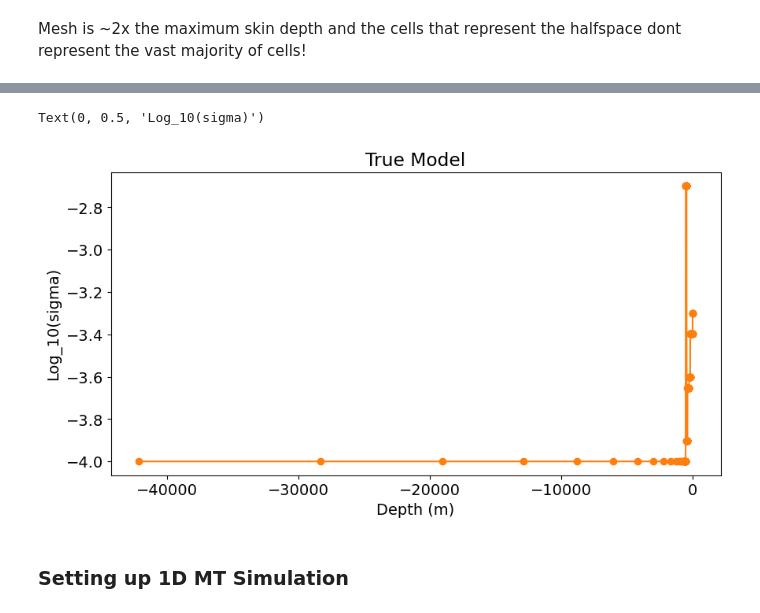
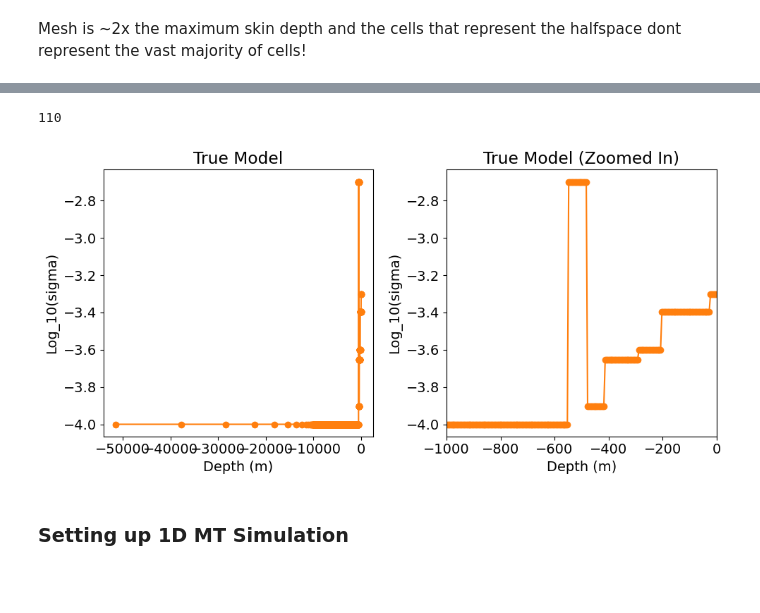
Before and after one commit to e-hdz130504/EOSC454-Inversion-Project-2026, a Jupyter notebook: 1D_AMT_ForwardModel.ipynb, the cells around one changed output, grey strips where cells are left out. Saved outputs shown, nothing was run; the diff lists cells and outputs as text; code cells hidden in the pictures; blank space fills up the shorter version.

```diff
--- a/1D_AMT_ForwardModel.ipynb
+++ b/1D_AMT_ForwardModel.ipynb
@@ -75,7 +85,7 @@ Min Skin Depth: 128.34305631457696
 ### Defining Mesh
 # %%
 dx = 5  # base cell width x
-ncx = 600 * 1/dx  # number of core mesh cells in x
+ncx = 10000 * 1/dx  # number of core mesh cells in x
 exp_x = 1.5  # expansion rate of padding cells in x
 npad_x = int(np.ceil(np.log(1+(max_skin_depth-600) * (exp_x-1)/dx)/np.log(exp_x)))  # number of padding cells in x
 
@@ -167,13 +161,25 @@ print(model)
+# %%
+len(model[layer_1_model]) + len(model[layer_2_model])+ len(model[layer_3_model])+ len(model[layer_4_model])+len( model[layer_5_model]) +len(model[layer_6_model_ore_body] )
+# %% [output]
+110
 # %%
 #Plotting Mesh with True Model
-fig, ax = plt.subplots(1,1, figsize = (10,5))
-mesh.plot_image(np.log10(model), ax = ax)
-ax.set_title('True Model')
-ax.set_xlabel('Depth (m)')
-ax.set_ylabel('Log_10(sigma)')
+fig, ax = plt.subplots(1,2, figsize = (10,5))
+mesh.plot_image(np.log10(model), ax = ax[0])
+ax[0].set_title('True Model')
+ax[0].set_xlabel('Depth (m)')
+ax[0].set_ylabel('Log_10(sigma)')
+
+
+mesh.plot_image(np.log10(model), ax = ax[1])
+ax[1].set_title('True Model (Zoomed In)')
+ax[1].set_xlabel('Depth (m)')
+ax[1].set_ylabel('Log_10(sigma)')
+ax[1].set_xlim(-1000,0)
+
+fig.tight_layout()
 # %% [output]
-Text(0, 0.5, 'Log_10(sigma)')
-[figure, old version]
+[figure, new version]
 # %% [markdown]
 ### Setting up 1D MT Simulation
 # %%
```
Also changed, not shown: parts of 7 cells of this notebook, 3 other files.
